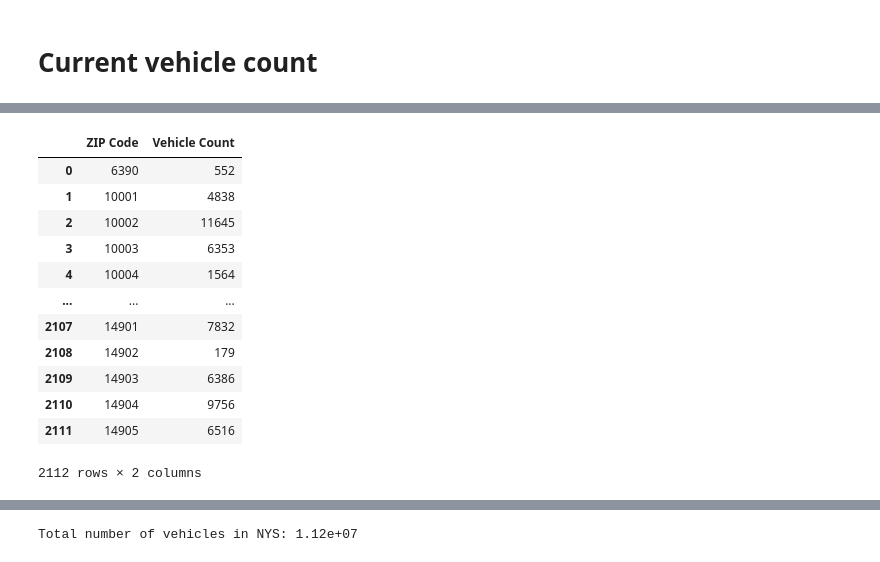
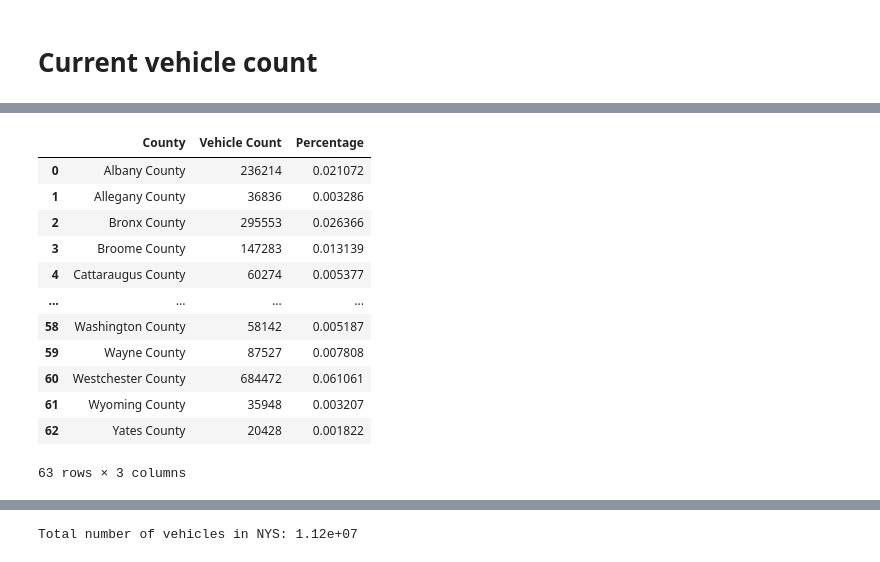
Before and after one commit to boyuan276/EVI-Pro-Lite, a Jupyter notebook: ZIP_vehicle_count.ipynb, the cells around one changed output, grey strips where cells are left out. Cells and saved outputs as stored; diff of their text form; code cells hidden in the pictures.

Commit message:
vehicle count projection by county

```diff
--- a/ZIP_vehicle_count.ipynb
+++ b/ZIP_vehicle_count.ipynb
@@ -37,18 +44,25 @@ vehicle_df = vehicle_df[vehicle_df['ZIP Code'].isin(zipcode_df['ZIP Code'])]
 # %%
 # Group by zip code and sum vehicle count
 vehicle_by_zip = vehicle_df.groupby('ZIP Code')['Vehicle Count'].sum().reset_index()
-vehicle_by_zip
+
+# Group by county and sum vehicle count
+vehicle_by_county = vehicle_by_zip.merge(zipcode_df, on='ZIP Code', how='left')
+vehicle_by_county = vehicle_by_county.groupby('County')['Vehicle Count'].sum().reset_index()
+
+# Percentage of vehicles by county
+vehicle_by_county['Percentage'] = vehicle_by_county['Vehicle Count'] / vehicle_by_county['Vehicle Count'].sum()
+vehicle_by_county
 # %% [output]
-|  | ZIP Code | Vehicle Count |
-| 0 | 6390 | 552 |
-| 1 | 10001 | 4838 |
-| 2 | 10002 | 11645 |
-| 3 | 10003 | 6353 |
-| 4 | 10004 | 1564 |
-| ... | ... | ... |
-| 2107 | 14901 | 7832 |
-| 2108 | 14902 | 179 |
-| 2109 | 14903 | 6386 |
-| 2110 | 14904 | 9756 |
-| 2111 | 14905 | 6516 |
+|  | County | Vehicle Count | Percentage |
+| 0 | Albany County | 236214 | 0.021072 |
+| 1 | Allegany County | 36836 | 0.003286 |
+| 2 | Bronx County | 295553 | 0.026366 |
+| 3 | Broome County | 147283 | 0.013139 |
+| 4 | Cattaraugus County | 60274 | 0.005377 |
+| ... | ... | ... | ... |
+| 58 | Washington County | 58142 | 0.005187 |
+| 59 | Wayne County | 87527 | 0.007808 |
+| 60 | Westchester County | 684472 | 0.061061 |
+| 61 | Wyoming County | 35948 | 0.003207 |
+| 62 | Yates County | 20428 | 0.001822 |
-2112 rows × 2 columns
+63 rows × 3 columns
```
Also changed, not shown: parts of 9 cells of this notebook, 1 other file.
